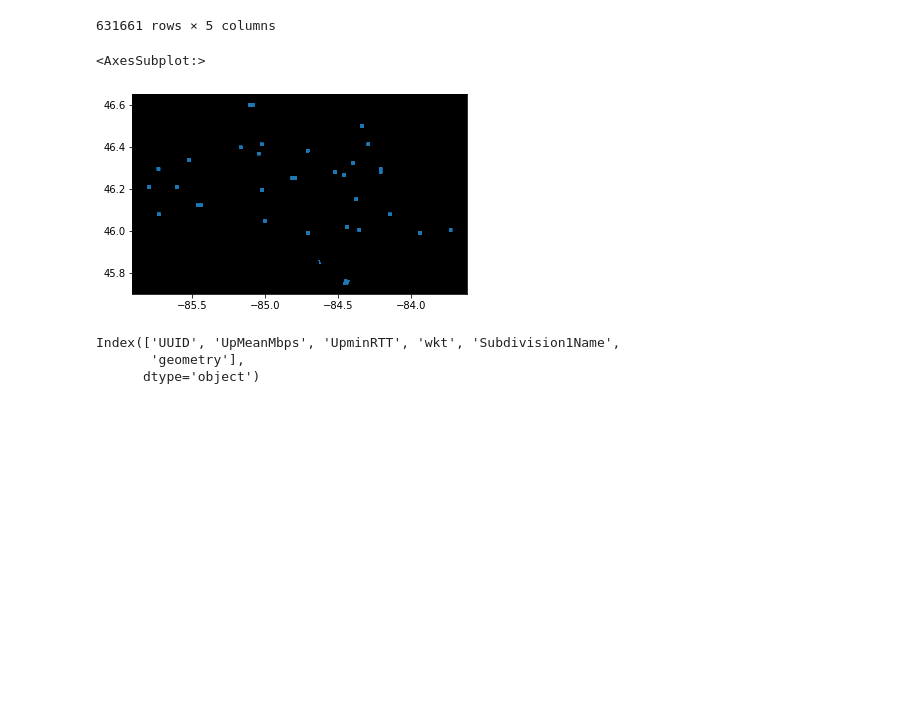
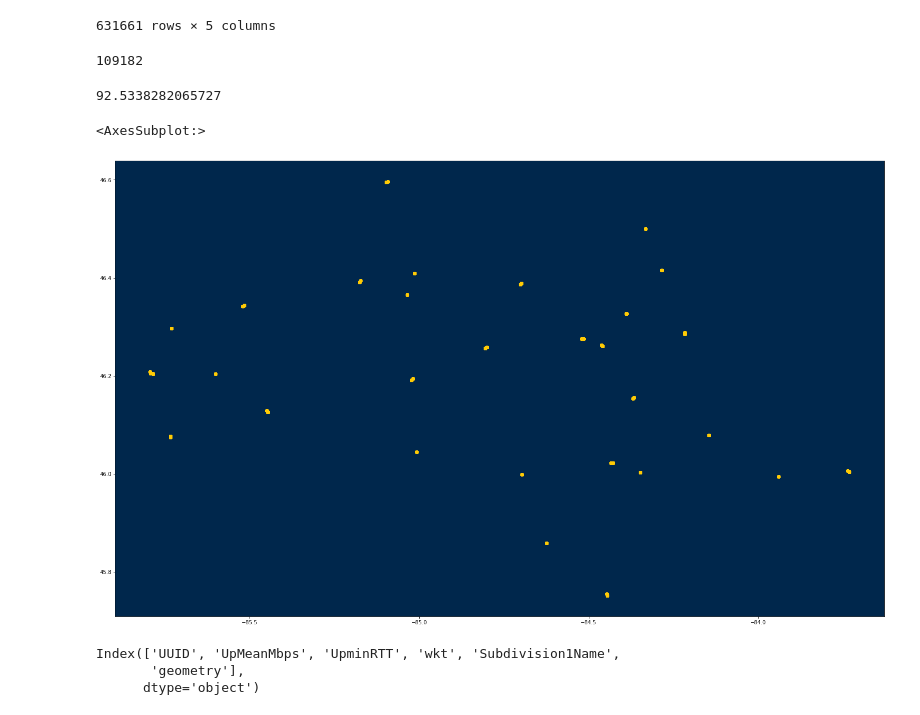
Before and after one commit to SBuxton-IDM/EquityMilestone, a Jupyter notebook: GeoPandas - Data - Spatial Join Notebook.ipynb, the cells around one changed output. Cells and saved outputs as stored; diff of their text form; code cells hidden in the pictures; blank space fills up the shorter version.

```diff
--- a/GeoPandas - Data - Spatial Join Notebook.ipynb
+++ b/GeoPandas - Data - Spatial Join Notebook.ipynb
@@ -37,5 +37,5 @@ print(matplotlib.__version__)
 # %%
-plt.rcParams.update({'axes.facecolor':'black'})
+plt.rcParams.update({'axes.facecolor':'#00274C'})
 # %%
 df1 = pd.read_csv('./DATA/FCC/Fabric_BSL_07122023_rel_3_2/FCC_Active_BSL_07212023_rel_3_2.csv')
 # %%
@@ -270,10 +507,18 @@ mlab_d_df
 # %%
-sections_with_mlab_download = gp.sjoin(eup_sections, mlab_d_df, how="inner", predicate='intersects')
+sections_with_mlab_download = gp.sjoin(mlab_d_df, eup_sections, how="inner", predicate='intersects')
+# %%
+len(sections_with_mlab_download)
+# %% [output]
+109182
+# %%
+sections_with_mlab_download['DownMeanMbps'].mean()
+# %% [output]
+92.5338282065727
 # %%
-sections_with_mlab_download.plot()
+sections_with_mlab_download.plot(figsize=(32,16), color='#FFCB05')
 # %% [output]
 <AxesSubplot:>
-[figure, old version]
+[figure, new version]
 # %%
 sections_with_mlab_download.to_file('./DATA/MLABS/sections_with_mlab_download_010119-100123.shp', driver='ESRI Shapefile')
 # %%
```
Also changed, not shown: parts of 64 cells of this notebook, 1 other file.
